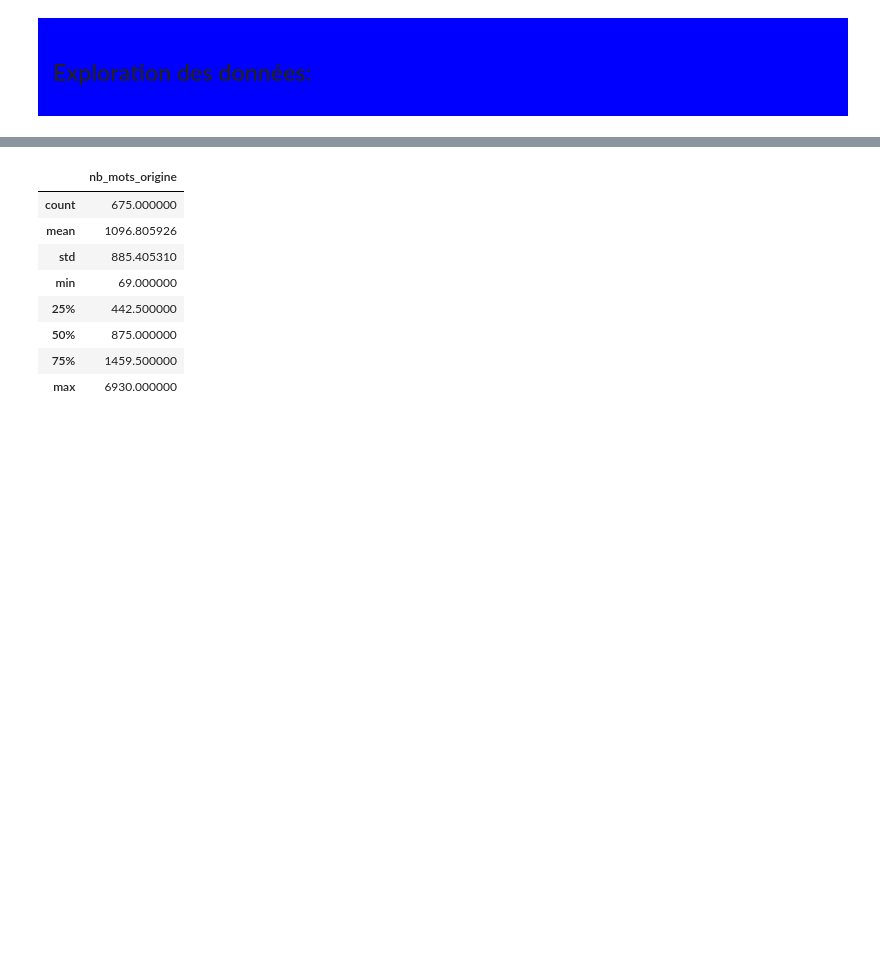
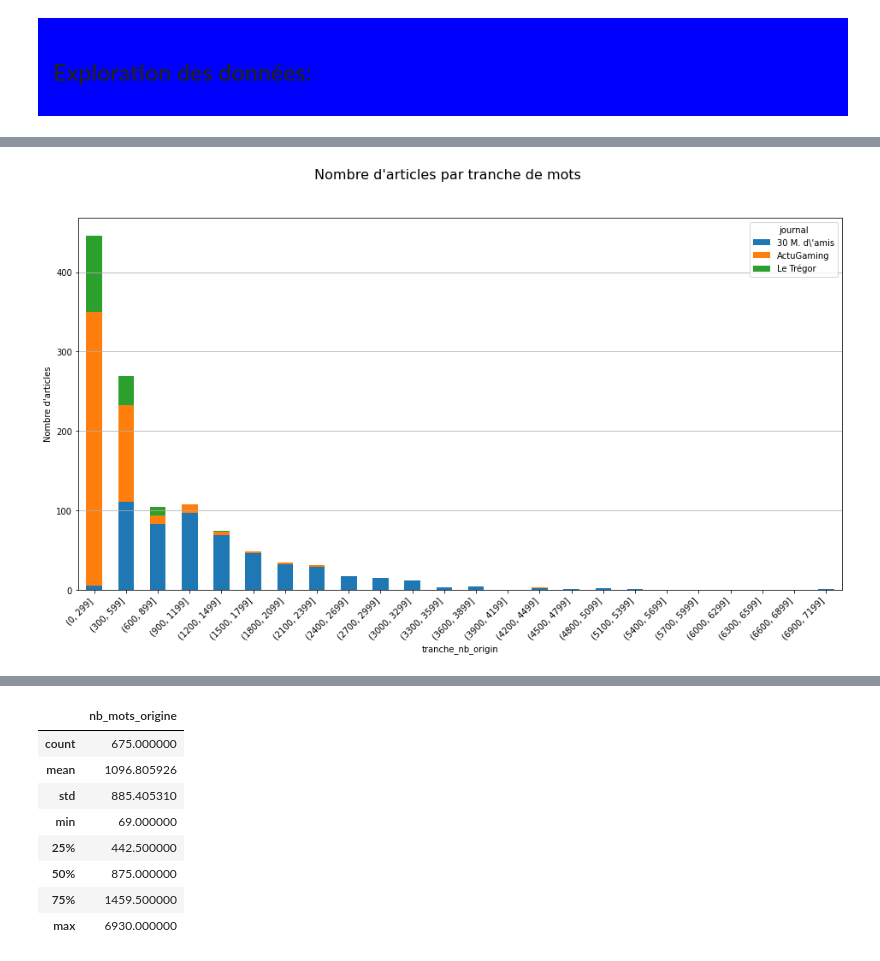
Before and after one commit to aurao22/ema_lannuontimes, a Jupyter notebook: news_paper_nlp_pre_processing.ipynb, the cells around one changed output, grey strips where cells are left out. Cells and saved outputs as stored; diff of their text form; code cells hidden in the pictures; blank space fills up the shorter version.

```diff
--- a/news_paper_nlp_pre_processing.ipynb
+++ b/news_paper_nlp_pre_processing.ipynb
@@ -72,0 +93,6 @@ group
+# %%
+list_tuple = [(i, i+299) for i in range (0, 7000, 300)]
+list_tuple
+bins = pd.IntervalIndex.from_tuples(list_tuple)
+df_articles["tranche_nb_origin"] = pd.cut(df_articles['nb_mots_origine'], bins)
+df_articles.head()
@@ -72,0 +106,3 @@ group
+# %%
+group_nb_mots_art = df_articles.groupby(["journal", "tranche_nb_origin" ])["titre"].count().unstack("journal").fillna(0)
+group_nb_mots_art.head()
@@ -72,0 +117,14 @@ group
+# %%
+figure, axe = color_graph_background(1,1)
+
+# Affichage d'articles par journal
+group_nb_mots_art.plot(kind='bar', stacked=True, ax=axe)
+axe.set_ylabel("Nombre d'articles")
+axe.grid(axis='y')
+
+figure.set_size_inches(16, 8, forward=True)
+figure.suptitle("Nombre d'articles par tranche de mots", fontsize=16)
+plt.xticks(rotation=45, ha="right")
+plt.show()
+# %% [output]
+[figure, added]
```
Also changed, not shown: parts of 14 cells of this notebook.
